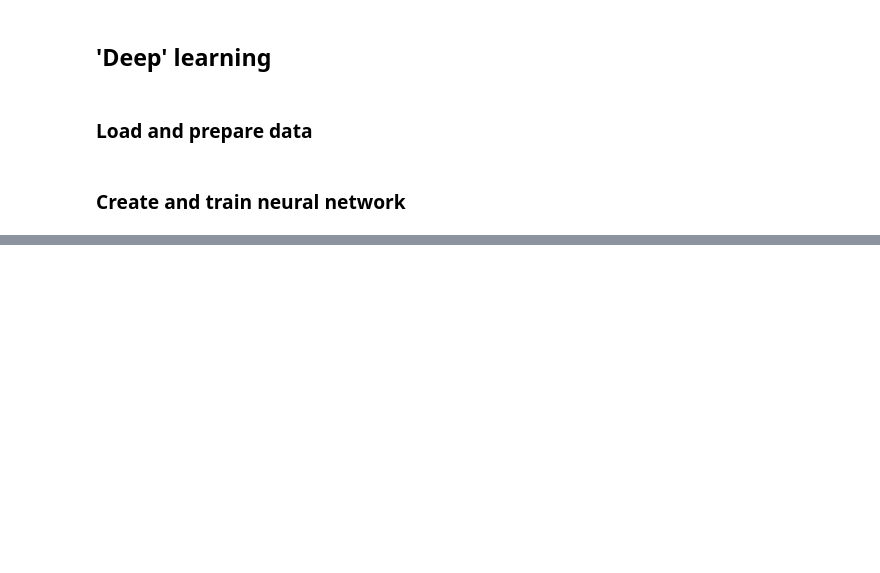
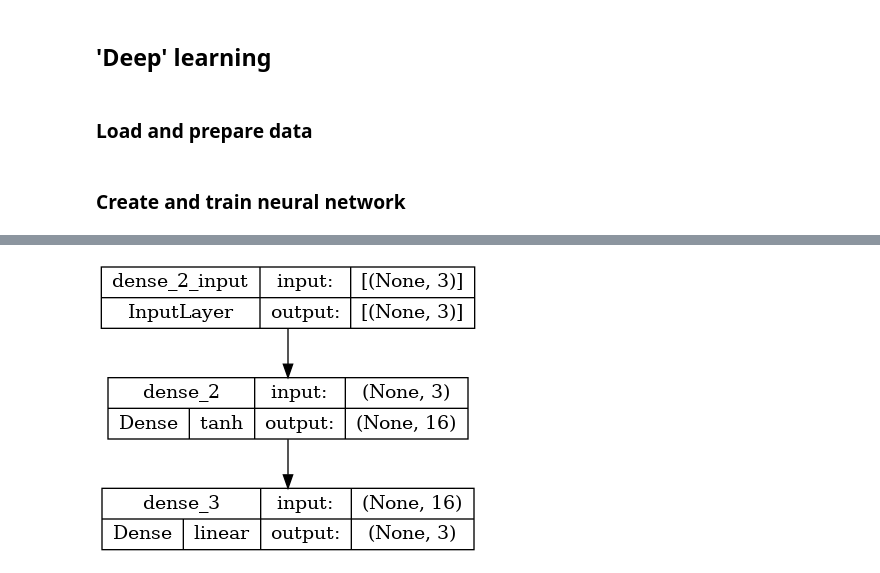
Before and after one commit to tretyakovmipt/TIRF-magnet-calibration, a Jupyter notebook: nonlinear_calibration.ipynb, the cells around one changed output, grey strips where cells are left out. Cells and saved outputs as stored; diff of their text form; code cells hidden in the pictures; blank space fills up the shorter version.

```diff
--- a/nonlinear_calibration.ipynb
+++ b/nonlinear_calibration.ipynb
@@ -113,3 +103,8 @@ ax.set_ylim(0, 0.5)
 # %%
 # Save model
 model.save('data/model.h5')
+# %%
+from keras.utils import plot_model
+plot_model(model, show_shapes=True, to_file='model.png',show_layer_activations=True)
+# %% [output]
+[figure, added]
```
Also changed, not shown: parts of 4 cells of this notebook.
